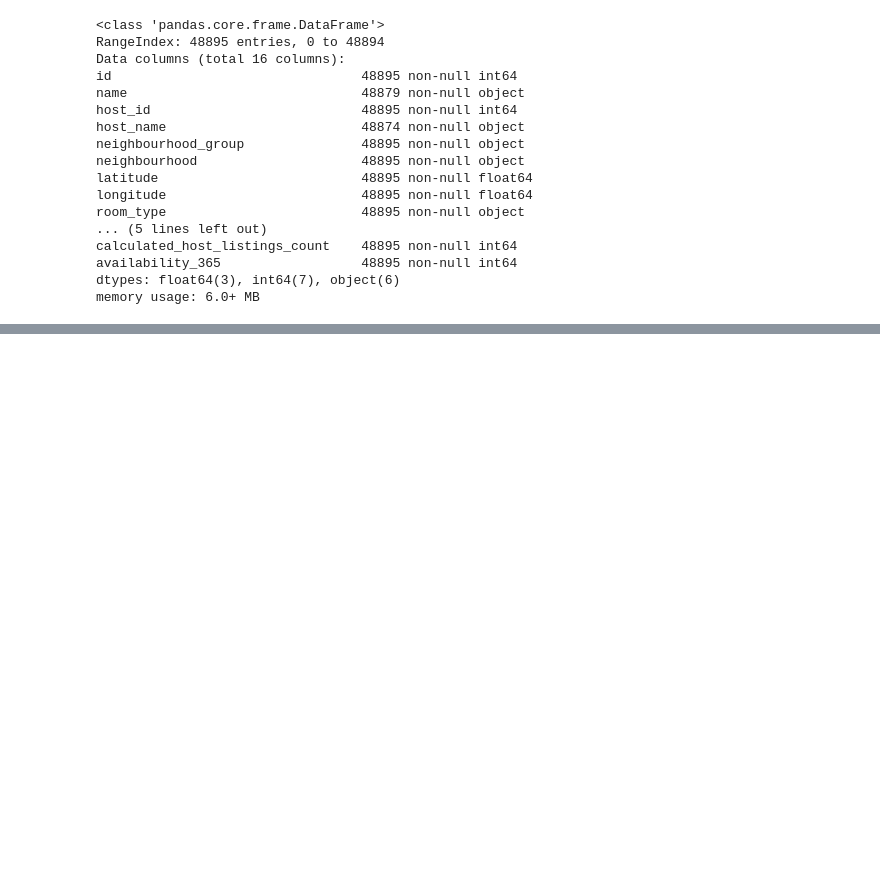
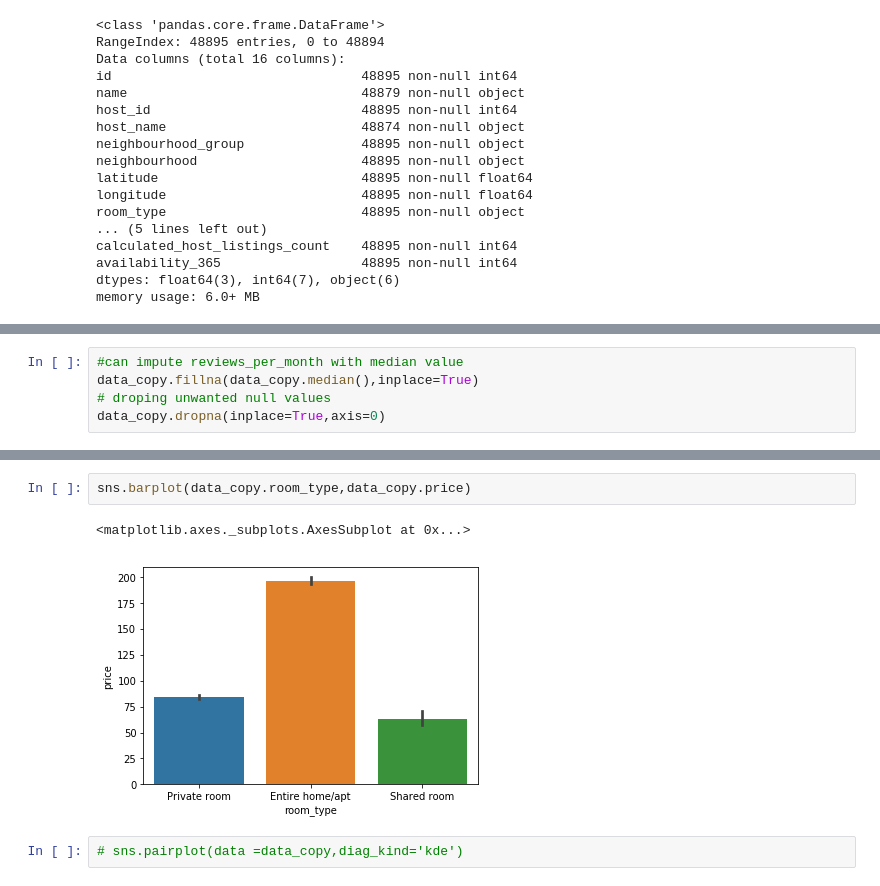
Before and after one commit to stmohd/stats-rough, a Jupyter notebook: statistics.ipynb, the cells around one changed output, grey strips where cells are left out. Drawn from its saved outputs; the diff is of its cells as text; blank space fills up the shorter version.

```diff
--- a/statistics.ipynb
+++ b/statistics.ipynb
@@ -85,0 +164,5 @@ Here we can say all int ,float types are numeric data and objects are categorica
+# %%
+#can impute reviews_per_month with median value
+data_copy.fillna(data_copy.median(),inplace=True)
+# droping unwanted null values
+data_copy.dropna(inplace=True,axis=0)
@@ -85,0 +189,7 @@ Here we can say all int ,float types are numeric data and objects are categorica
+# %%
+sns.barplot(data_copy.room_type,data_copy.price)
+# %% [output]
+<matplotlib.axes._subplots.AxesSubplot at 0x...>
+[figure, added]
+# %%
+# sns.pairplot(data =data_copy,diag_kind='kde')
```
Also changed, not shown: parts of 15 cells of this notebook, 3 other files.
